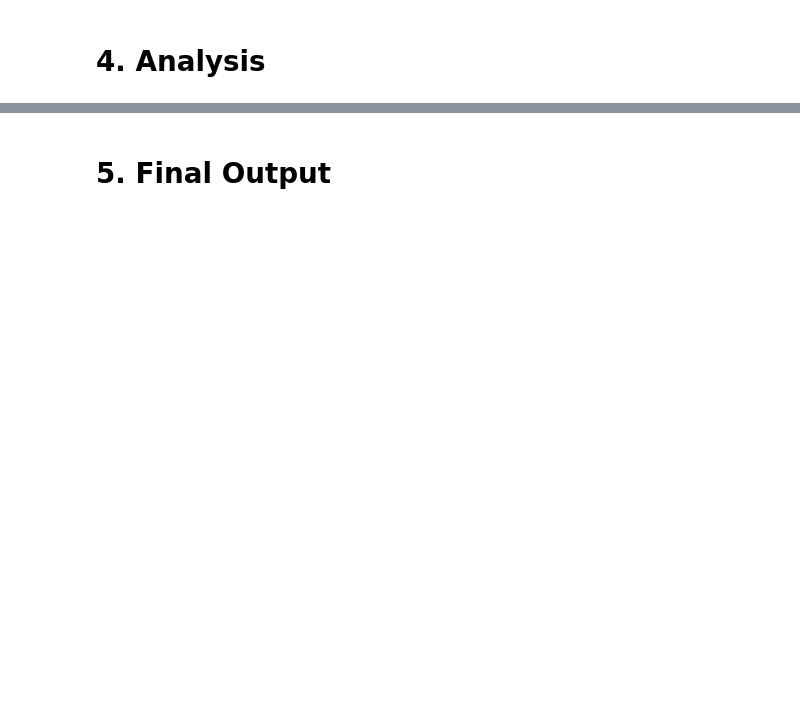
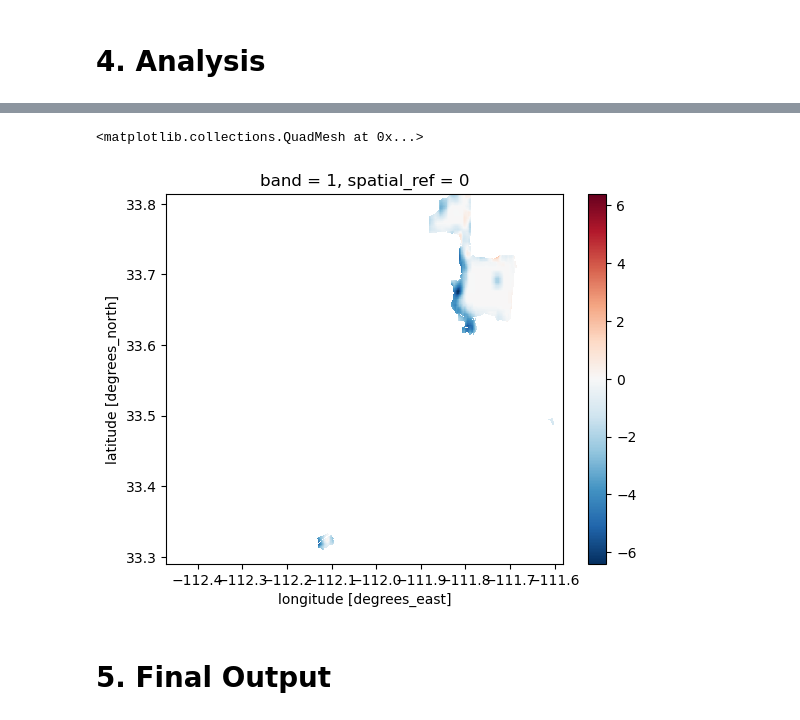
Before and after one commit to kristinaglass/maricopa_county_biodiversity_index, a Jupyter notebook: biodiversity-index.ipynb, the cells around one changed output, grey strips where cells are left out. Drawn from its saved outputs; the diff is of its cells as text; code cells hidden in the pictures; blank space fills up the shorter version.

```diff
--- a/biodiversity-index.ipynb
+++ b/biodiversity-index.ipynb
@@ -170,2 +263,8 @@ EPSG:4326
+# %%
+bii_subtract = bii_2020-bii_2017
+bii_subtract.plot()
+# %% [output]
+<matplotlib.collections.QuadMesh at 0x...>
+[figure, added]
 # %% [markdown]
 # 5. Final Output
```
Also changed, not shown: parts of 16 cells of this notebook.
